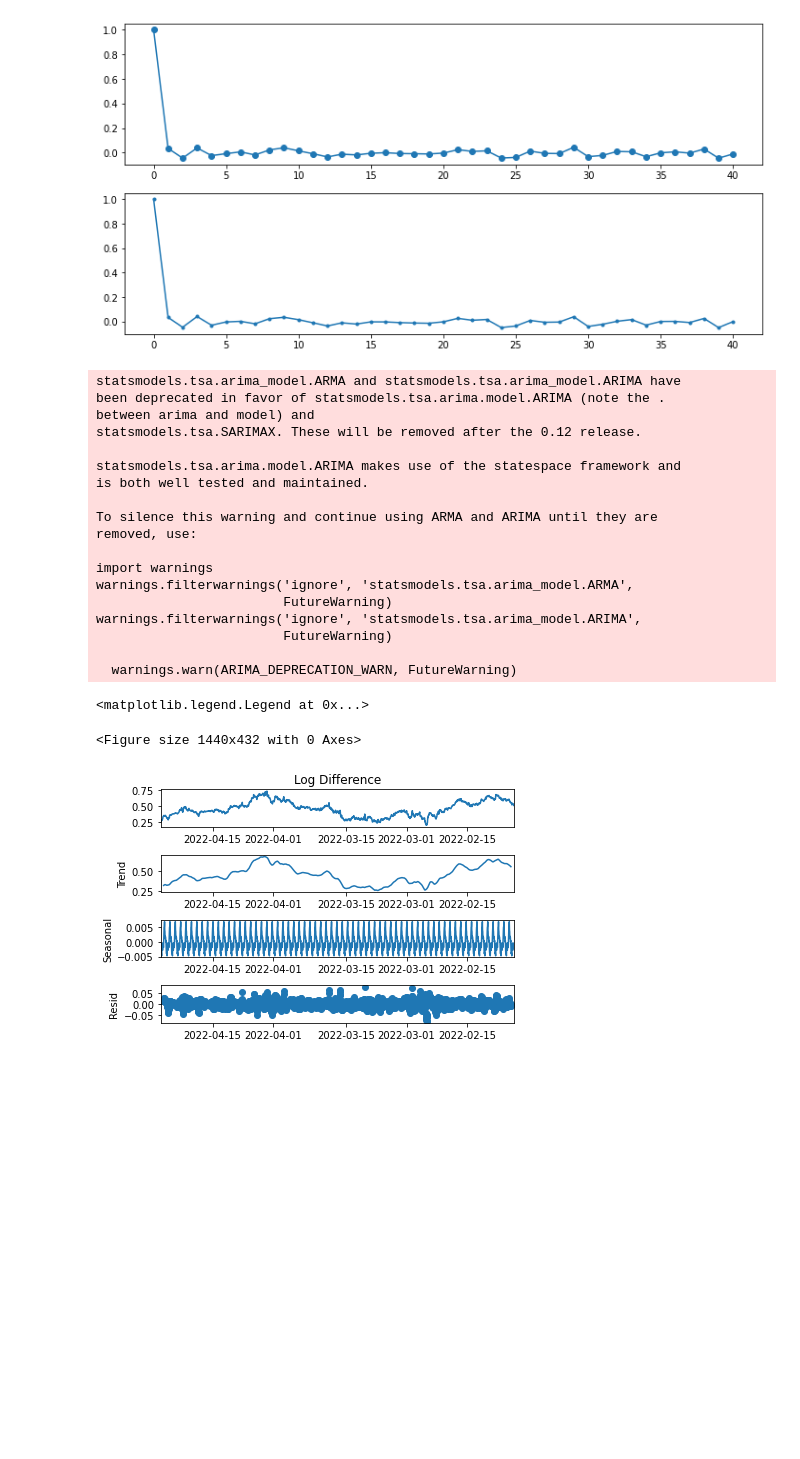
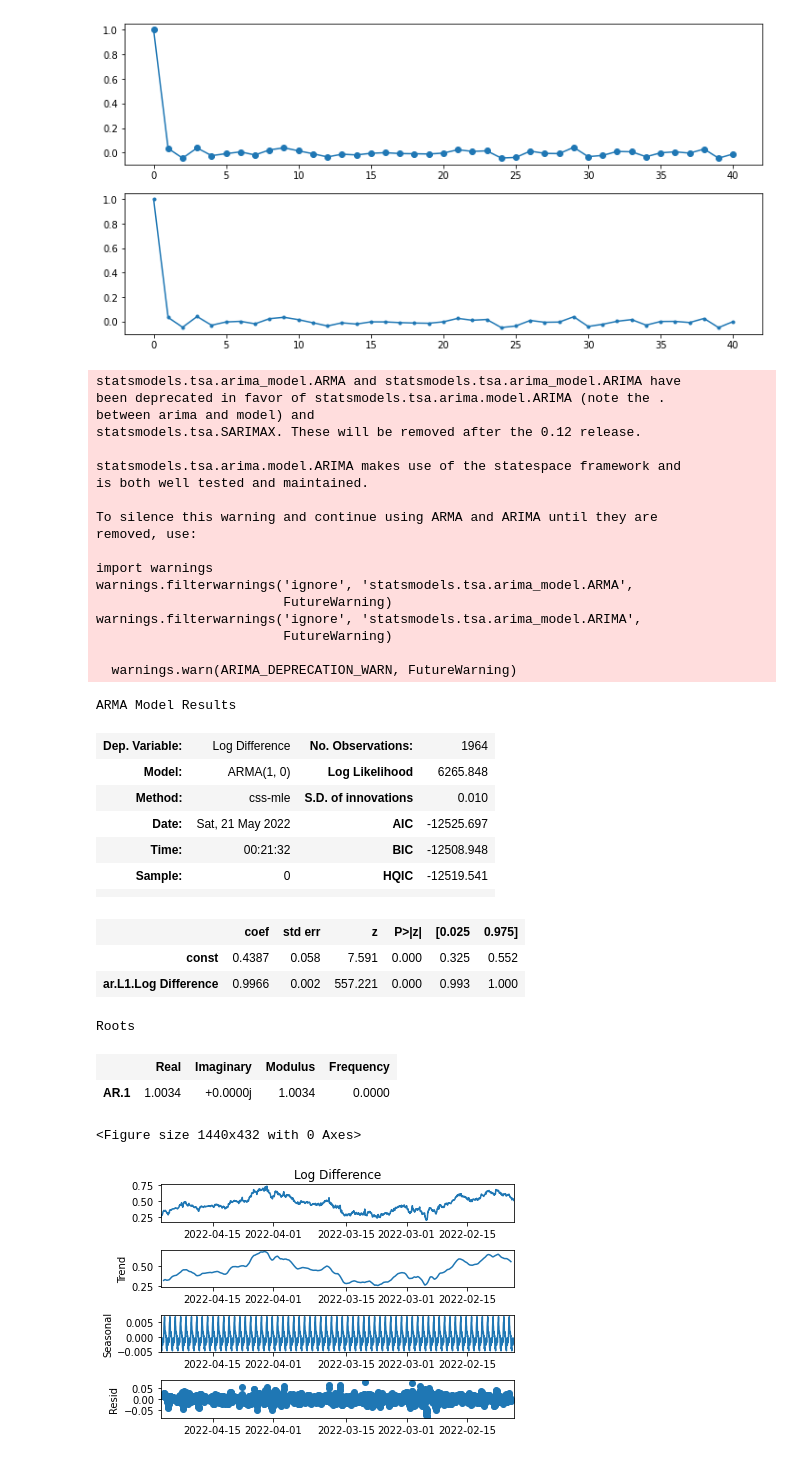
Before and after one commit to kennethZhangML/DAO-ML-Repo, a Jupyter notebook: AutoReg_TSA_Notebook.ipynb, the cells around one changed output. Drawn from its saved outputs; the diff is of its cells as text; code cells hidden in the pictures; blank space fills up the shorter version.

```diff
--- a/AutoReg_TSA_Notebook.ipynb
+++ b/AutoReg_TSA_Notebook.ipynb
@@ -120,6 +120,12 @@ Each of these would need to be accounted for and modeled appropriately.
 '''
 from statsmodels.tsa.seasonal import seasonal_decompose
 import statsmodels.api as sm
+
+import warnings
+warnings.filterwarnings('ignore', 'statsmodels.tsa.arima_model.ARMA',
+                        FutureWarning)
+warnings.filterwarnings('ignore', 'statsmodels.tsa.arima_model.ARIMA',
+                        FutureWarning)
 
 '''
 #Or We can define a separate function to decompose the data
@@ -139,37 +145,52 @@ def create_ARIMA(y_values, order):
     ax.legend()
 '''
 
-decomp = seasonal_decompose(df['Log Difference'], model = 'additive', freq = 30)
+decomp = seasonal_decompose(df['Log Difference'], model = 'additive', period = 30)
 fig = plt.figure(figsize = (20,6))
 fig = decomp.plot()
 
 model = sm.tsa.ARIMA(df['Log Difference'].iloc[1:], order = (1, 0, 0))
 results = model.fit(display = -1)
 df['Forecast'] = results.fittedvalues
 fig, ax = plt.subplots(figsize = (12, 6))
 ax.plot(df['Forecast'], marker = '.', linestyle = '-.', label = 'Forecasted Values')
 ax.plot(df['Log Difference'], linestyle = '-', label = "Log Difference Values")
 ax.legend()
+
+results.summary()
 # %% [output]
 statsmodels.tsa.arima_model.ARMA and statsmodels.tsa.arima_model.ARIMA have
 been deprecated in favor of statsmodels.tsa.arima.model.ARIMA (note the .
 between arima and model) and
 statsmodels.tsa.SARIMAX. These will be removed after the 0.12 release.
 
 statsmodels.tsa.arima.model.ARIMA makes use of the statespace framework and
 is both well tested and maintained.
 
 To silence this warning and continue using ARMA and ARIMA until they are
 removed, use:
 
 import warnings
 warnings.filterwarnings('ignore', 'statsmodels.tsa.arima_model.ARMA',
                         FutureWarning)
 warnings.filterwarnings('ignore', 'statsmodels.tsa.arima_model.ARIMA',
                         FutureWarning)
 
   warnings.warn(ARIMA_DEPRECATION_WARN, FutureWarning)
-<matplotlib.legend.Legend at 0x...>
+ARMA Model Results
+| Dep. Variable: | Log Difference | No. Observations: | 1964 |
+| Model: | ARMA(1, 0) | Log Likelihood | 6265.848 |
+| Method: | css-mle | S.D. of innovations | 0.010 |
+| Date: | Sat, 21 May 2022 | AIC | -12525.697 |
+| Time: | 00:21:32 | BIC | -12508.948 |
+| Sample: | 0 | HQIC | -12519.541 |
+|  |  |  |  |
+|  | coef | std err | z | P>|z| | [0.025 | 0.975] |
+| const | 0.4387 | 0.058 | 7.591 | 0.000 | 0.325 | 0.552 |
+| ar.L1.Log Difference | 0.9966 | 0.002 | 557.221 | 0.000 | 0.993 | 1.000 |
-<Figure size 1440x432 with 0 Axes>
+Roots
+|  | Real | Imaginary | Modulus | Frequency |
+| AR.1 | 1.0034 | +0.0000j | 1.0034 | 0.0000 |
+<Figure size 1440x432 with 0 Axes>
 [figure]
 [figure]
```
Also changed, not shown: parts of 1 cell of this notebook, 3 other files.
